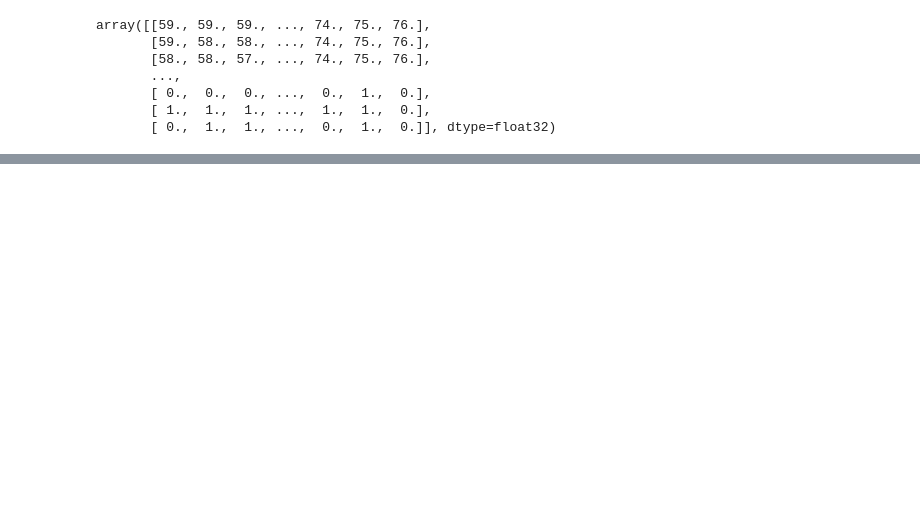
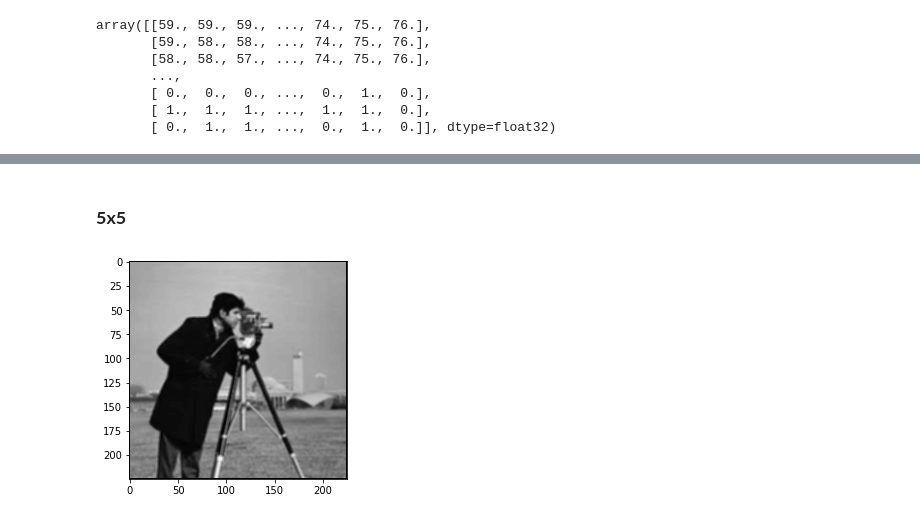
Before and after one commit to anurupjalota/Sem_5, a Jupyter notebook: ECSE341-Image/Labs/Lab04/ip_04.ipynb, the cells around one changed output, grey strips where cells are left out. Cells and saved outputs as stored; diff of their text form; code cells hidden in the pictures; blank space fills up the shorter version.

```diff
--- a/ECSE341-Image/Labs/Lab04/ip_04.ipynb
+++ b/ECSE341-Image/Labs/Lab04/ip_04.ipynb
@@ -131,0 +158,6 @@ array([[59., 59., 59., ..., 74., 75., 76.],
+# %% [markdown]
+### **5x5**
+# %%
+spatial(5)
+# %% [output]
+[figure, added]
```
Also changed, not shown: parts of 16 cells of this notebook, 4 other files.
